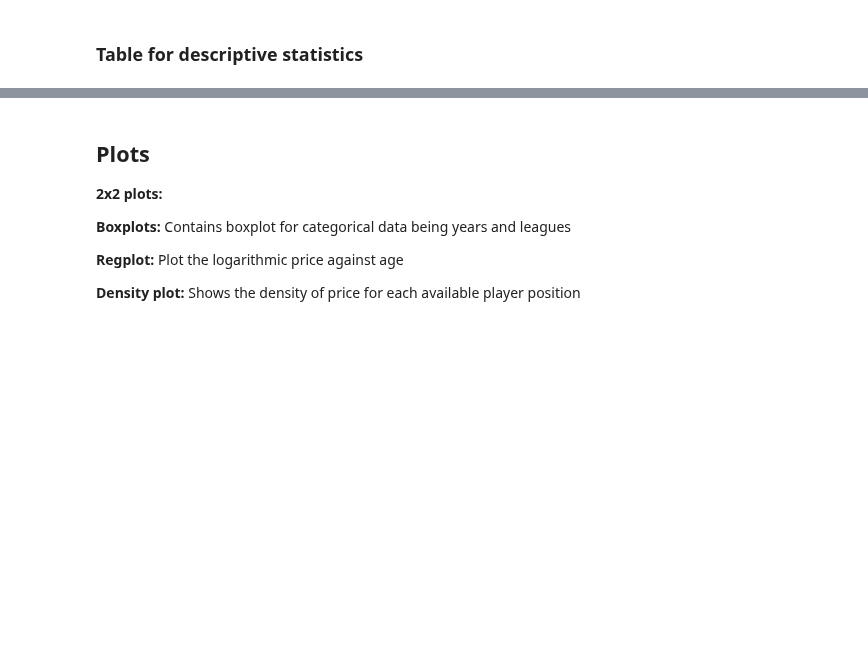
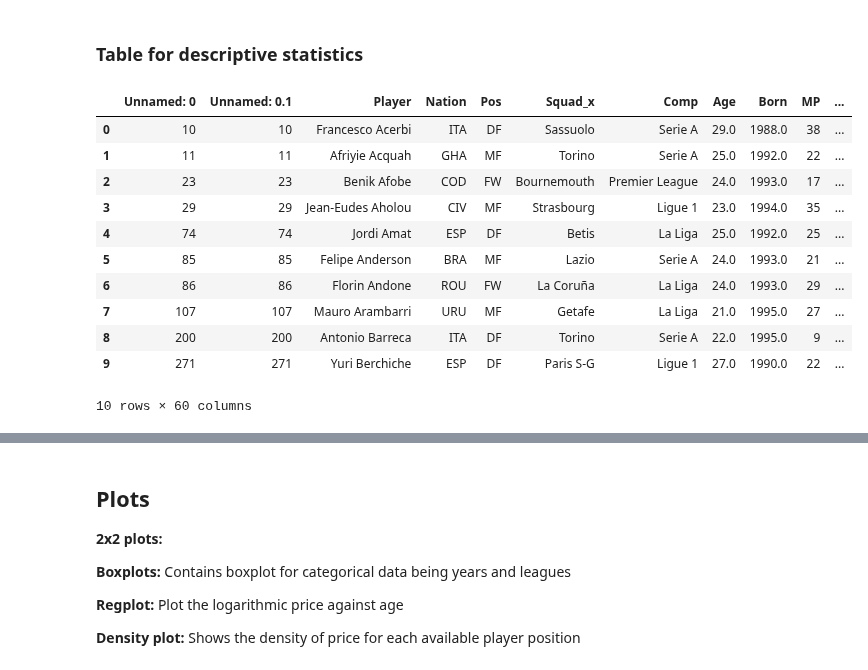
Before and after one commit to mathiasbindseil/three_drengz, a Jupyter notebook: ISDS - Kopi.ipynb, the cells around one changed output, grey strips where cells are left out. Cells and saved outputs as stored; diff of their text form; code cells hidden in the pictures; blank space fills up the shorter version.

```diff
--- a/ISDS - Kopi.ipynb
+++ b/ISDS - Kopi.ipynb
@@ -372,6 +368,23 @@ new_df.to_csv('main_df.csv') # Export as csv file
 543
 # %% [markdown]
 ### **Table for descriptive statistics**
+# %%
+df_desc = pd.read_csv('main_df_til_leg_2021.csv')
+# %%
+df_desc.head(10)
+# %% [output]
+|  | Unnamed: 0 | Unnamed: 0.1 | Player | Nation | Pos | Squad_x | Comp | Age | Born | MP | ... |
+| 0 | 10 | 10 | Francesco Acerbi | ITA | DF | Sassuolo | Serie A | 29.0 | 1988.0 | 38 | ... |
+| 1 | 11 | 11 | Afriyie Acquah | GHA | MF | Torino | Serie A | 25.0 | 1992.0 | 22 | ... |
+| 2 | 23 | 23 | Benik Afobe | COD | FW | Bournemouth | Premier League | 24.0 | 1993.0 | 17 | ... |
+| 3 | 29 | 29 | Jean-Eudes Aholou | CIV | MF | Strasbourg | Ligue 1 | 23.0 | 1994.0 | 35 | ... |
+| 4 | 74 | 74 | Jordi Amat | ESP | DF | Betis | La Liga | 25.0 | 1992.0 | 25 | ... |
+| 5 | 85 | 85 | Felipe Anderson | BRA | MF | Lazio | Serie A | 24.0 | 1993.0 | 21 | ... |
+| 6 | 86 | 86 | Florin Andone | ROU | FW | La Coruña | La Liga | 24.0 | 1993.0 | 29 | ... |
+| 7 | 107 | 107 | Mauro Arambarri | URU | MF | Getafe | La Liga | 21.0 | 1995.0 | 27 | ... |
+| 8 | 200 | 200 | Antonio Barreca | ITA | DF | Torino | Serie A | 22.0 | 1995.0 | 9 | ... |
+| 9 | 271 | 271 | Yuri Berchiche | ESP | DF | Paris S-G | Ligue 1 | 27.0 | 1990.0 | 22 | ... |
+10 rows × 60 columns
 # %%
 # Descriptive statistics
 df_desc = pd.read_csv('main_df.csv') # read final csv file as dataframe
```
Also changed, not shown: parts of 7 cells of this notebook.
